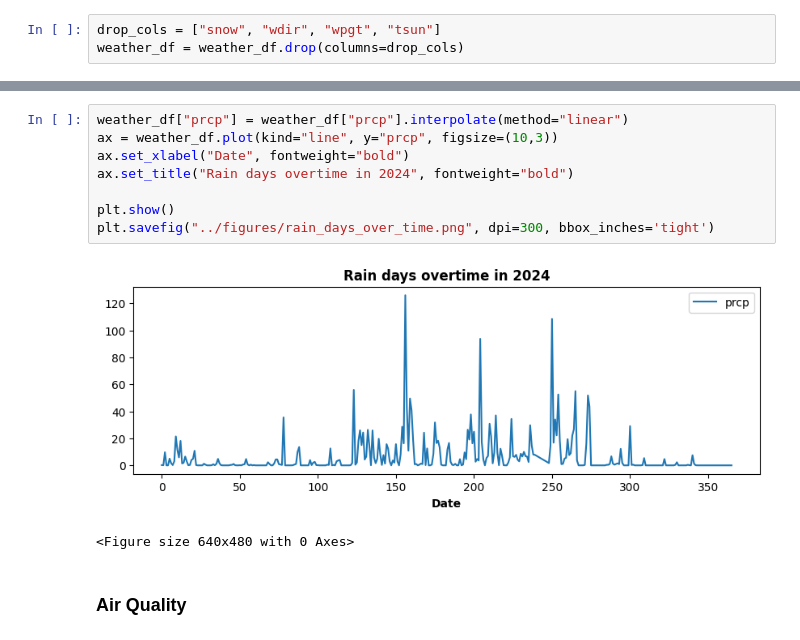
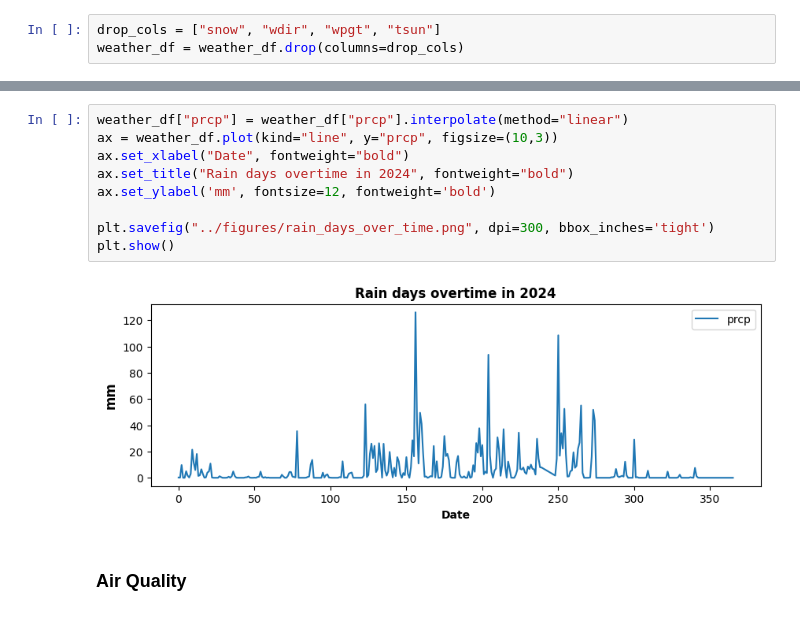
Before and after one commit to tannedjames/2526-LTXLDL-Project-AIT2006-4-3.2, a Jupyter notebook: src/main.ipynb, the cells around one changed output, grey strips where cells are left out. Saved outputs shown, nothing was run; the diff lists cells and outputs as text.

```diff
--- a/src/main.ipynb
+++ b/src/main.ipynb
@@ -102,14 +102,14 @@ weather_df.plot(kind="line", x="date", y="prcp", figsize=(10,3))
 # %%
 weather_df["prcp"] = weather_df["prcp"].interpolate(method="linear")
 ax = weather_df.plot(kind="line", y="prcp", figsize=(10,3))
 ax.set_xlabel("Date", fontweight="bold")
 ax.set_title("Rain days overtime in 2024", fontweight="bold")
+ax.set_ylabel('mm', fontsize=12, fontweight='bold')
 
+plt.savefig("../figures/rain_days_over_time.png", dpi=300, bbox_inches='tight')
 plt.show()
-plt.savefig("../figures/rain_days_over_time.png", dpi=300, bbox_inches='tight')
 # %% [output]
-[figure, old version]
+[figure, new version]
-<Figure size 640x480 with 0 Axes>
 # %% [markdown]
 ### Air Quality
 # %%
```
Also changed, not shown: parts of 8 cells of this notebook, 15 other files.
